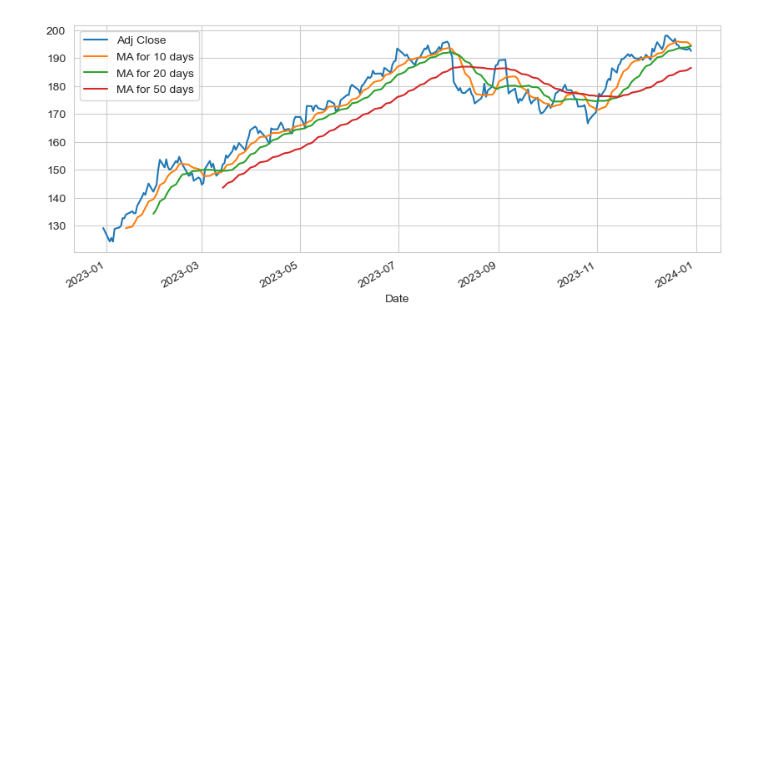
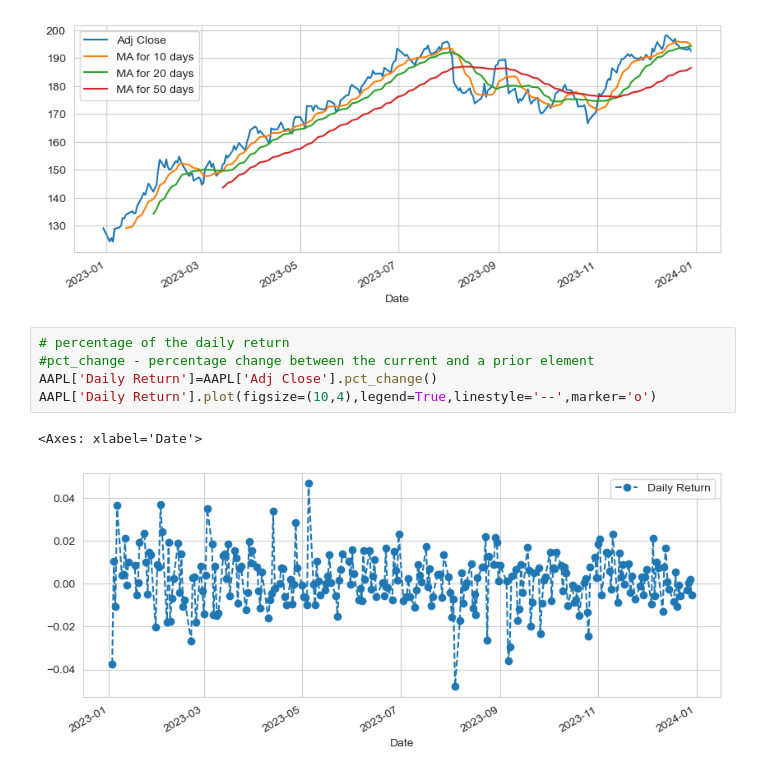
Before and after one commit to anamar583/Stock-market-analysis, a Jupyter notebook: stock-market-analysis.ipynb, the cells around one changed output. Drawn from its saved outputs; the diff is of its cells as text; blank space fills up the shorter version.

Commit message:
calculate and plot percentage of the daily return

```diff
--- a/stock-market-analysis.ipynb
+++ b/stock-market-analysis.ipynb
@@ -95,3 +95,11 @@ AAPL[['Adj Close', 'MA for 10 days','MA for 20 days','MA for 50 days']].plot(sub
 # %% [output]
 <Axes: xlabel='Date'>
 [figure]
+# %%
+# percentage of the daily return
+#pct_change - percentage change between the current and a prior element
+AAPL['Daily Return']=AAPL['Adj Close'].pct_change()
+AAPL['Daily Return'].plot(figsize=(10,4),legend=True,linestyle='--',marker='o')
+# %% [output]
+<Axes: xlabel='Date'>
+[figure, added]
```
Also changed, not shown: parts of 2 cells of this notebook.
